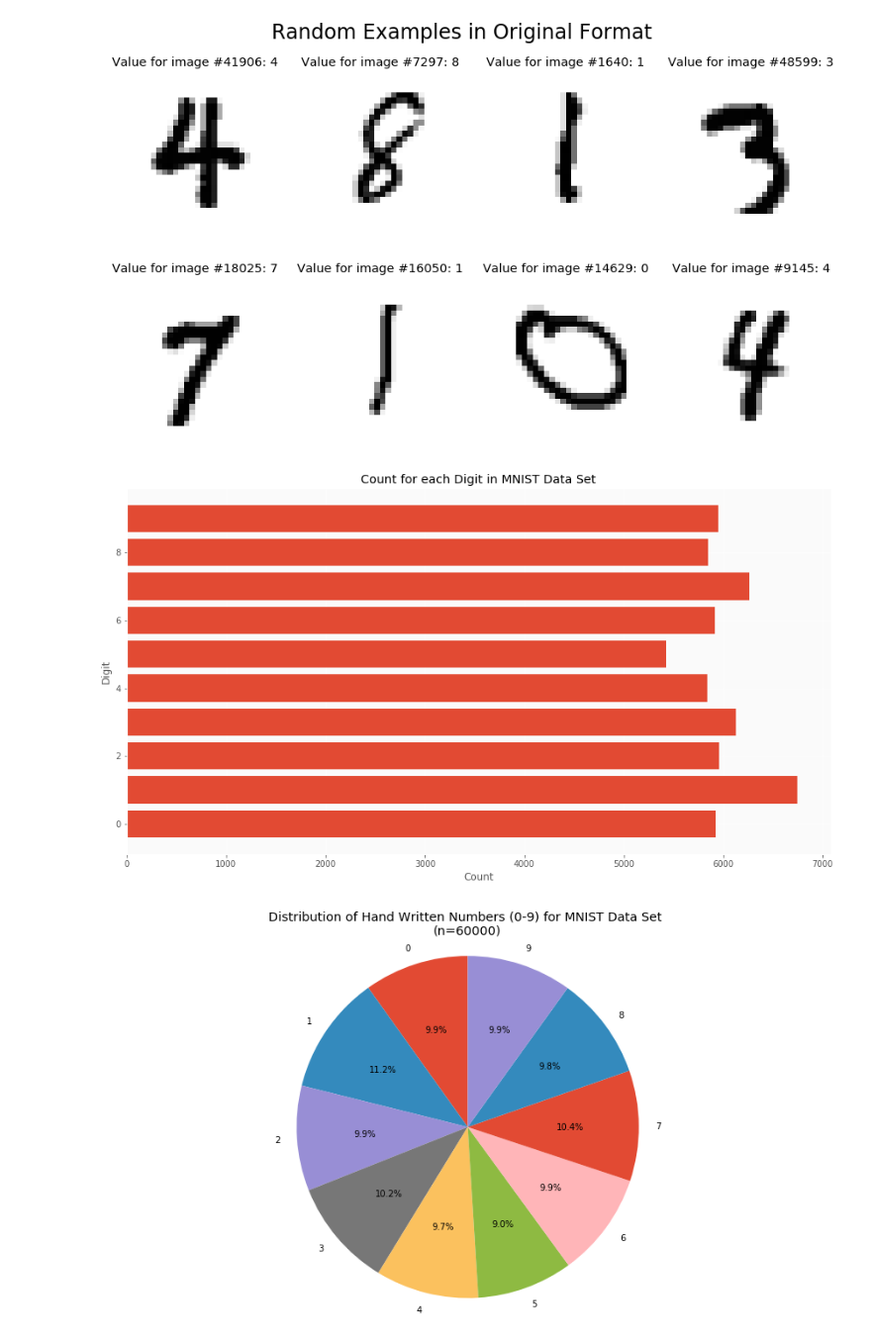
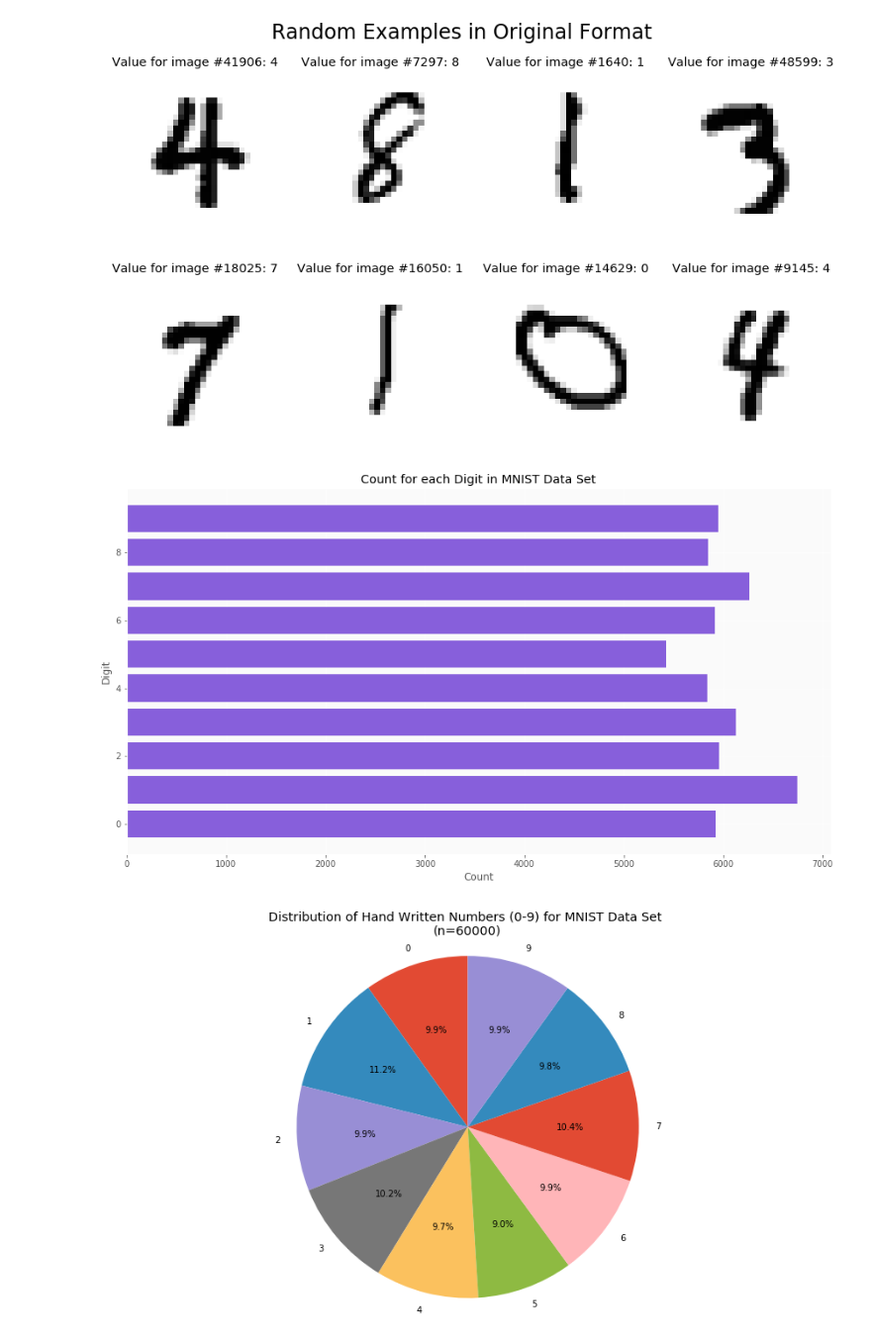
Before and after one commit to raviolli77/deep_learning_notes, a Jupyter notebook: notebooks/02_mnist/mnist_keras_machine_learning.ipynb, the cells around one changed output. Shown at 99% size. Cells and saved outputs as stored; diff of their text form; code cells hidden in the pictures.

```diff
--- a/notebooks/02_mnist/mnist_keras_machine_learning.ipynb
+++ b/notebooks/02_mnist/mnist_keras_machine_learning.ipynb
@@ -50,16 +50,17 @@ f.subplots_adjust(top=0.9)
 # %%
 values, counts = np.unique(class_set, return_counts = True)
 
 f, ax = plt.subplots(figsize=(15, 8))
 
 ax.set_facecolor('#fafafa')
-plt.barh(values, counts)
+plt.barh(values, counts,
+        color = '#875FDB')
 plt.title('Count for each Digit in MNIST Data Set')
 plt.xlabel('Count')
 plt.ylabel('Digit')
 plt.show()
 # %% [output]
-[figure, old version]
+[figure, new version]
 # %%
 f, ax = plt.subplots(figsize=(15, 8))
 plt.pie(counts, labels = values,
```
Also changed, not shown: parts of 13 cells of this notebook.
